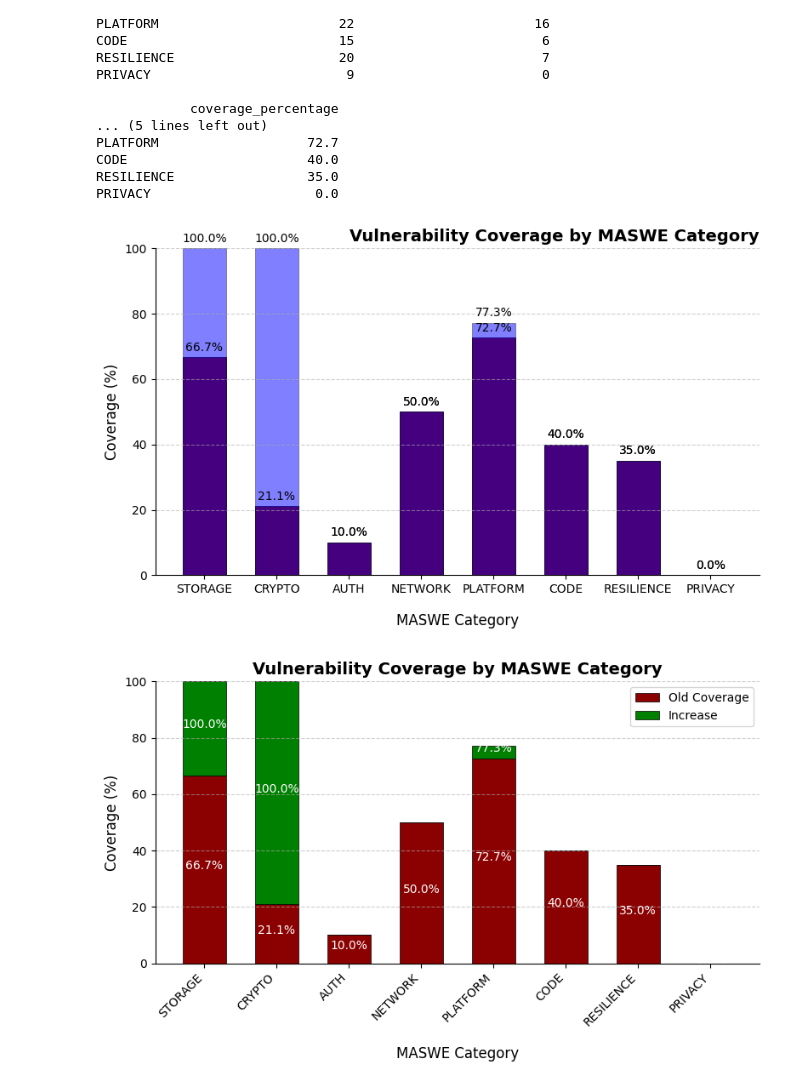
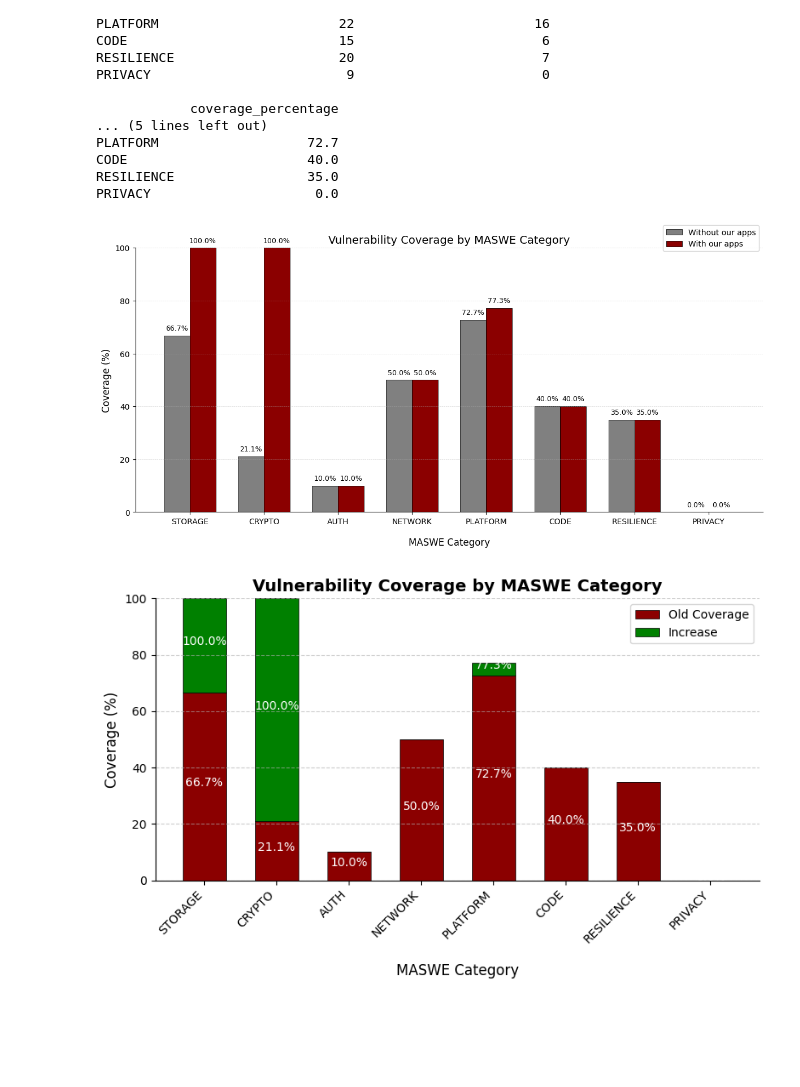
Before and after one commit to domi-cmd/Reference_Application_for_OWASP_MASTG, a Jupyter notebook: dev_documents/seminar_thesis/reference_apps/data_manipulation/app_coverage_plus_own_app.ipynb, the cells around one changed output. Cells and saved outputs as stored; diff of their text form; code cells hidden in the pictures; blank space fills up the shorter version.

```diff
--- a/dev_documents/seminar_thesis/reference_apps/data_manipulation/app_coverage_plus_own_app.ipynb
+++ b/dev_documents/seminar_thesis/reference_apps/data_manipulation/app_coverage_plus_own_app.ipynb
@@ -323,7 +324,7 @@ x = np.arange(len(categories))
 width = 0.35  # width of each bar
 
 # Explicit style plot
-fig, ax = plt.subplots(figsize=(9, 5))
+fig, ax = plt.subplots(figsize=(12, 6))
 
 # Plot both total and covered bars
 bars1 = ax.bar(x - width/2, total, width, label="Total Vulnerabilities", color="gray",
@@ -332,7 +333,7 @@ bars2 = ax.bar(x + width/2, covered, width, label="Covered Vulnerabilities", col
                edgecolor="black", linewidth=0.6)
 
 # Customize plot
-ax.set_title("Vulnerability Coverage (Counts)", fontsize=14, weight='bold')
+ax.set_title("Vulnerability Coverage (Counts)", fontsize=14)
 ax.set_xlabel("MASWE Category", fontsize=12)
 ax.set_ylabel("Number of Vulnerabilities", fontsize=12)
 ax.set_xticks(x)
@@ -342,7 +343,7 @@ ax.legend(
     bbox_to_anchor=(1, 1.1),  # (x, y) — 1.15 moves it a bit above the top
     frameon=True                # optional: remove box background
 )
-ax.grid(axis="y", linestyle="--", alpha=0.6)
+ax.grid(axis="y", linestyle="--", alpha=0.5, linewidth=0.5)
 ax.spines[["top", "right"]].set_visible(False)
 
 # Annotate bars with values
@@ -491,37 +492,50 @@ PRIVACY                     0.0
 # %%
 # Plot both old and new summary in same graph for nice comparison
 # Explicit style
-fig, ax = plt.subplots(figsize=(8, 5))
+fig, ax = plt.subplots(figsize=(12, 6))
 
-# Plot the bar chart
-ax.bar(summary_old.index, summary_old["coverage_percentage"], color="darkred", width=0.6, edgecolor="black", linewidth=0.5)
-ax.bar(summary_new.index, summary_new["coverage_percentage"], color="blue", width=0.6, edgecolor="black", linewidth=0.5, alpha=0.5)
+# Prepare positions for side-by-side bars
+x = np.arange(len(summary_old.index))
+width = 0.35
 
+# Plot the bar chart side-by-side
+bars1 = ax.bar(x - width/2, summary_old["coverage_percentage"], width,
+               color="gray", edgecolor="black", linewidth=0.6,
+               label="Without our apps")
+bars2 = ax.bar(x + width/2, summary_new["coverage_percentage"], width,
+               color="darkred", edgecolor="black", linewidth=0.6,
+               label="With our apps")
 
 # Customize appearance
-ax.set_title("Vulnerability Coverage by MASWE Category", fontsize=14, weight='bold', loc="right")
+ax.set_title("Vulnerability Coverage by MASWE Category", fontsize=14)
 ax.set_xlabel("MASWE Category", fontsize=12, labelpad=15)
 ax.set_ylabel("Coverage (%)", fontsize=12)
 ax.set_ylim(0, 100)
-ax.grid(axis="y", linestyle="--", alpha=0.6)
+ax.set_xticks(x)
+ax.set_xticklabels(summary_old.index)
+ax.legend(loc="upper right", bbox_to_anchor=(1, 1.1), frameon=True)
+ax.grid(axis="y", linestyle="--", alpha=0.5, linewidth=0.5)
 ax.spines[["top", "right"]].set_visible(False)
 
 # Add values on top of each bar
-for i, v in enumerate(summary_old["coverage_percentage"]):
-    ax.text(i, v + 2, f"{v:.1f}%", ha="center", fontsize=10)
+for bar in bars1:
+    height = bar.get_height()
+    ax.text(bar.get_x() + bar.get_width()/2, height + 2,
+            f"{height:.1f}%", ha="center", fontsize=9)
 
-# Add values on top of each bar
-for i, v in enumerate(summary_new["coverage_percentage"]):
-    ax.text(i, v + 2, f"{v:.1f}%", ha="center", fontsize=10)
+for bar in bars2:
+    height = bar.get_height()
+    ax.text(bar.get_x() + bar.get_width()/2, height + 2,
+            f"{height:.1f}%", ha="center", fontsize=9)
 
 # Show the plot
 plt.tight_layout()
 plt.show()
 
 # Save the figure
-fig.savefig("../plots/total_coverage_with_my_app/vulnerability_coverage_percentage_comparison", dpi=300, bbox_inches="tight")
+fig.savefig("../plots/total_coverage_with_my_app/vulnerability_coverage_percentage_comparison.png", dpi=300, bbox_inches="tight")
 # %% [output]
-[figure, old version]
+[figure, new version]
 # %%
 import matplotlib.pyplot as plt
 import numpy as np
```
Also changed, not shown: parts of 2 cells of this notebook, 9 other files.
